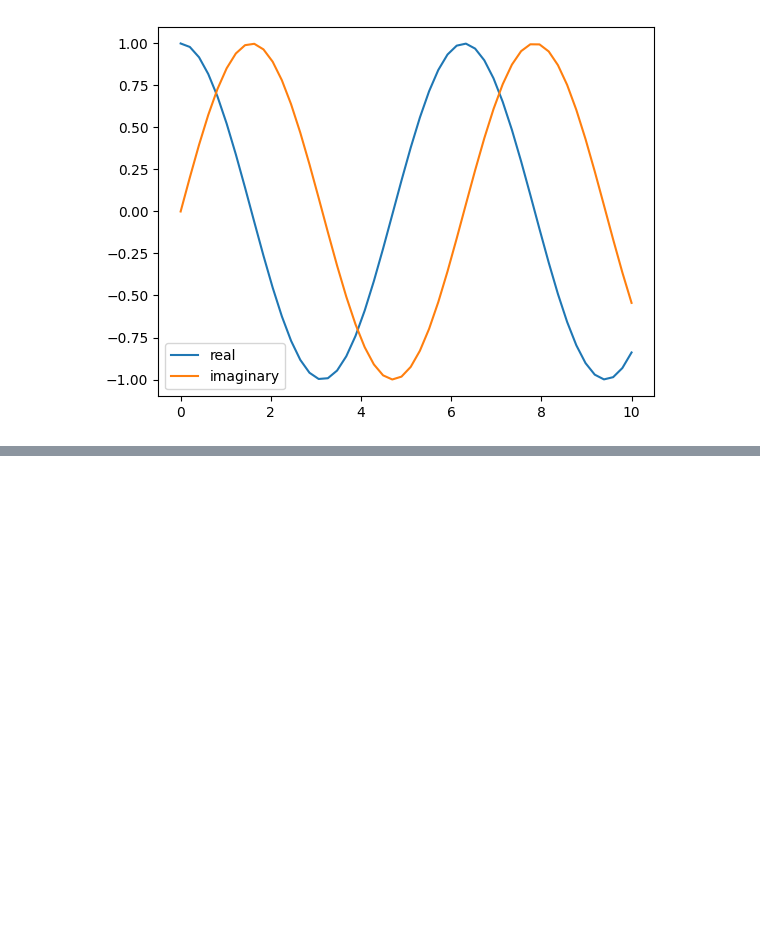
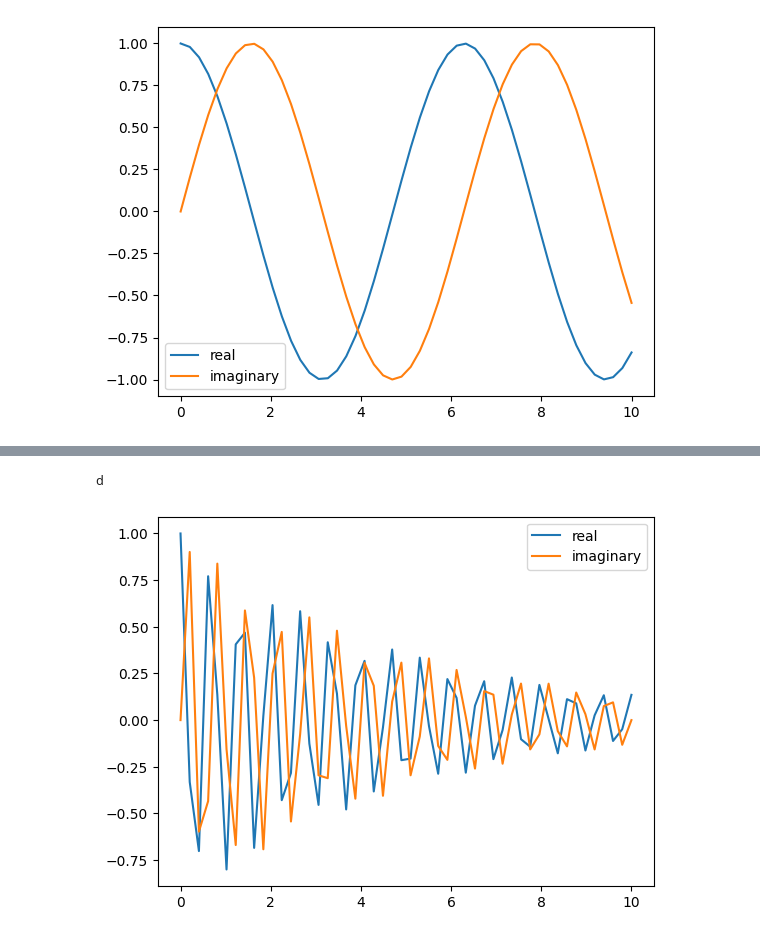
Before and after one commit to michaelhotchkiss/Applied-Mathematics, a Jupyter notebook: HW 1.ipynb, the cells around one changed output, grey strips where cells are left out. Saved outputs shown, nothing was run; the diff lists cells and outputs as text; code cells hidden in the pictures; blank space fills up the shorter version.

```diff
--- a/HW 1.ipynb
+++ b/HW 1.ipynb
@@ -178,0 +197,16 @@ plt.show()
+# %%
+import matplotlib.pyplot as plt
+import numpy as np
+
+times = np.linspace(0,10)
+print('d')
+
+real = np.cos(3 * np.pi * times) * np.exp(-.2 * times)
+imaginary = np.sin(3 * np.pi * times) * np.exp(-.2 * times)
+plt.plot(times,real)
+plt.plot(times,imaginary)
+plt.legend(['real', 'imaginary'])
+plt.show()
+# %% [output]
+d
+[figure, added]
```
Also changed, not shown: parts of 2 cells of this notebook.
